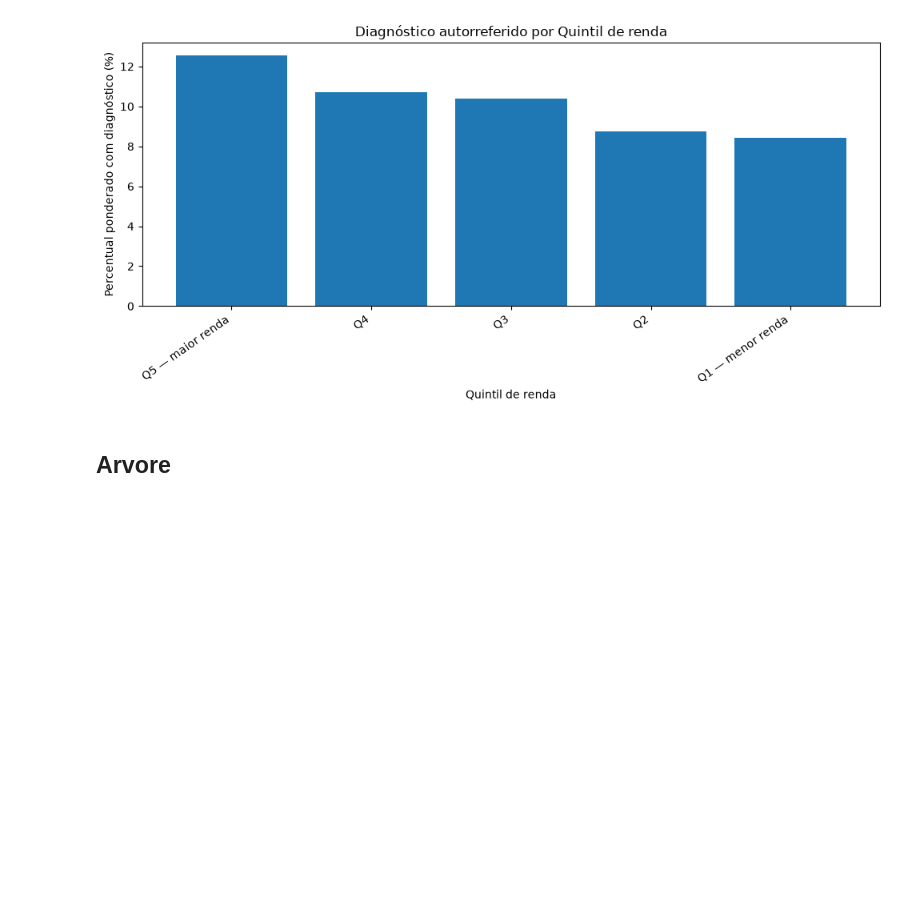
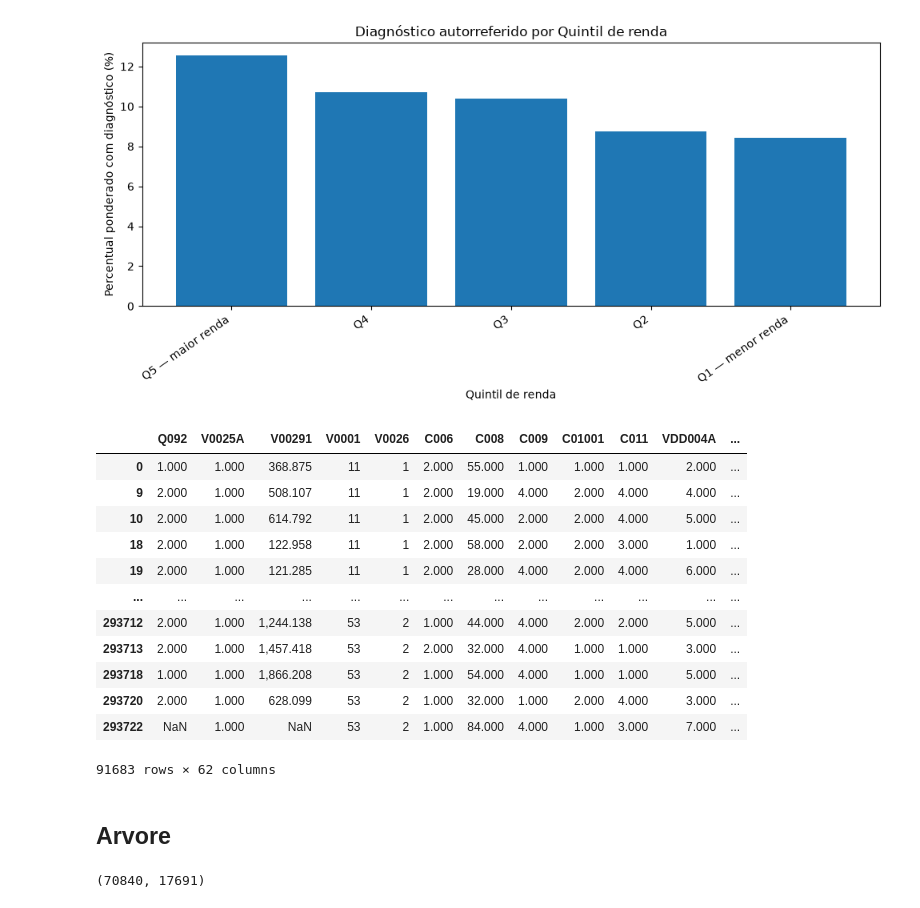
Before and after one commit to toni-cav/Analise_SIICUSP, a Jupyter notebook: exploratorio_depressao_e_sem_depressao.ipynb, the cells around one changed output. Drawn from its saved outputs; the diff is of its cells as text; code cells hidden in the pictures; blank space fills up the shorter version.

```diff
--- a/exploratorio_depressao_e_sem_depressao.ipynb
+++ b/exploratorio_depressao_e_sem_depressao.ipynb
@@ -786,3 +787,19 @@ if variavel_escolhida in resultados_detalhados:
     plt.show()
 # %% [output]
 [figure]
+# %%
+display(dados)
+# %% [output]
+|  | Q092 | V0025A | V00291 | V0001 | V0026 | C006 | C008 | C009 | C01001 | C011 | VDD004A | ... |
+| 0 | 1.000 | 1.000 | 368.875 | 11 | 1 | 2.000 | 55.000 | 1.000 | 1.000 | 1.000 | 2.000 | ... |
+| 9 | 2.000 | 1.000 | 508.107 | 11 | 1 | 2.000 | 19.000 | 4.000 | 2.000 | 4.000 | 4.000 | ... |
+| 10 | 2.000 | 1.000 | 614.792 | 11 | 1 | 2.000 | 45.000 | 2.000 | 2.000 | 4.000 | 5.000 | ... |
+| 18 | 2.000 | 1.000 | 122.958 | 11 | 1 | 2.000 | 58.000 | 2.000 | 2.000 | 3.000 | 1.000 | ... |
+| 19 | 2.000 | 1.000 | 121.285 | 11 | 1 | 2.000 | 28.000 | 4.000 | 2.000 | 4.000 | 6.000 | ... |
+| ... | ... | ... | ... | ... | ... | ... | ... | ... | ... | ... | ... | ... |
+| 293712 | 2.000 | 1.000 | 1,244.138 | 53 | 2 | 1.000 | 44.000 | 4.000 | 2.000 | 2.000 | 5.000 | ... |
+| 293713 | 2.000 | 1.000 | 1,457.418 | 53 | 2 | 2.000 | 32.000 | 4.000 | 1.000 | 1.000 | 3.000 | ... |
+| 293718 | 1.000 | 1.000 | 1,866.208 | 53 | 2 | 1.000 | 54.000 | 4.000 | 1.000 | 1.000 | 5.000 | ... |
+| 293720 | 2.000 | 1.000 | 628.099 | 53 | 2 | 1.000 | 32.000 | 1.000 | 2.000 | 4.000 | 3.000 | ... |
+| 293722 | NaN | 1.000 | NaN | 53 | 2 | 1.000 | 84.000 | 4.000 | 1.000 | 3.000 | 7.000 | ... |
+91683 rows × 62 columns
@@ -790,0 +821,20 @@ if variavel_escolhida in resultados_detalhados:
+# %%
+#TREINO E TESTE
+from sklearn.model_selection import train_test_split
+
+X_train, X_test, y_train, y_test = train_test_split(X, y, test_size=0.2, random_state=42)
+
+mascara_treino = y_train.notna()
+X_train = X_train.loc[mascara_treino]
+y_train = y_train.loc[mascara_treino]
+
+mascara_teste = y_test.notna()
+X_test = X_test.loc[mascara_teste]
+y_test = y_test.loc[mascara_teste]
+
+X_train = X_train.fillna(-1)
+X_test = X_test.fillna(-1)
+
+len(y_train), len(y_test)
+# %% [output]
+(70840, 17691)
```
Also changed, not shown: parts of 11 cells of this notebook.
